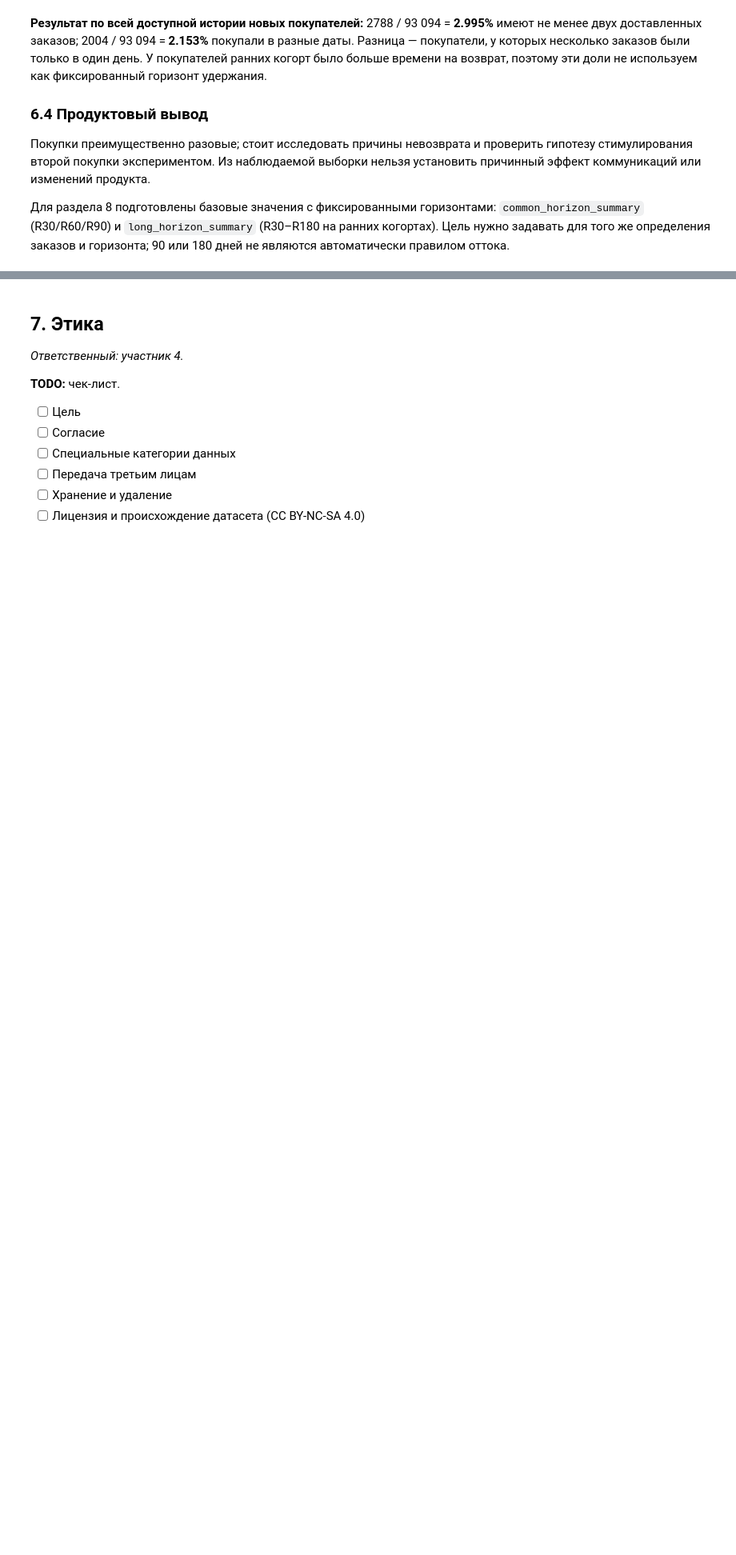
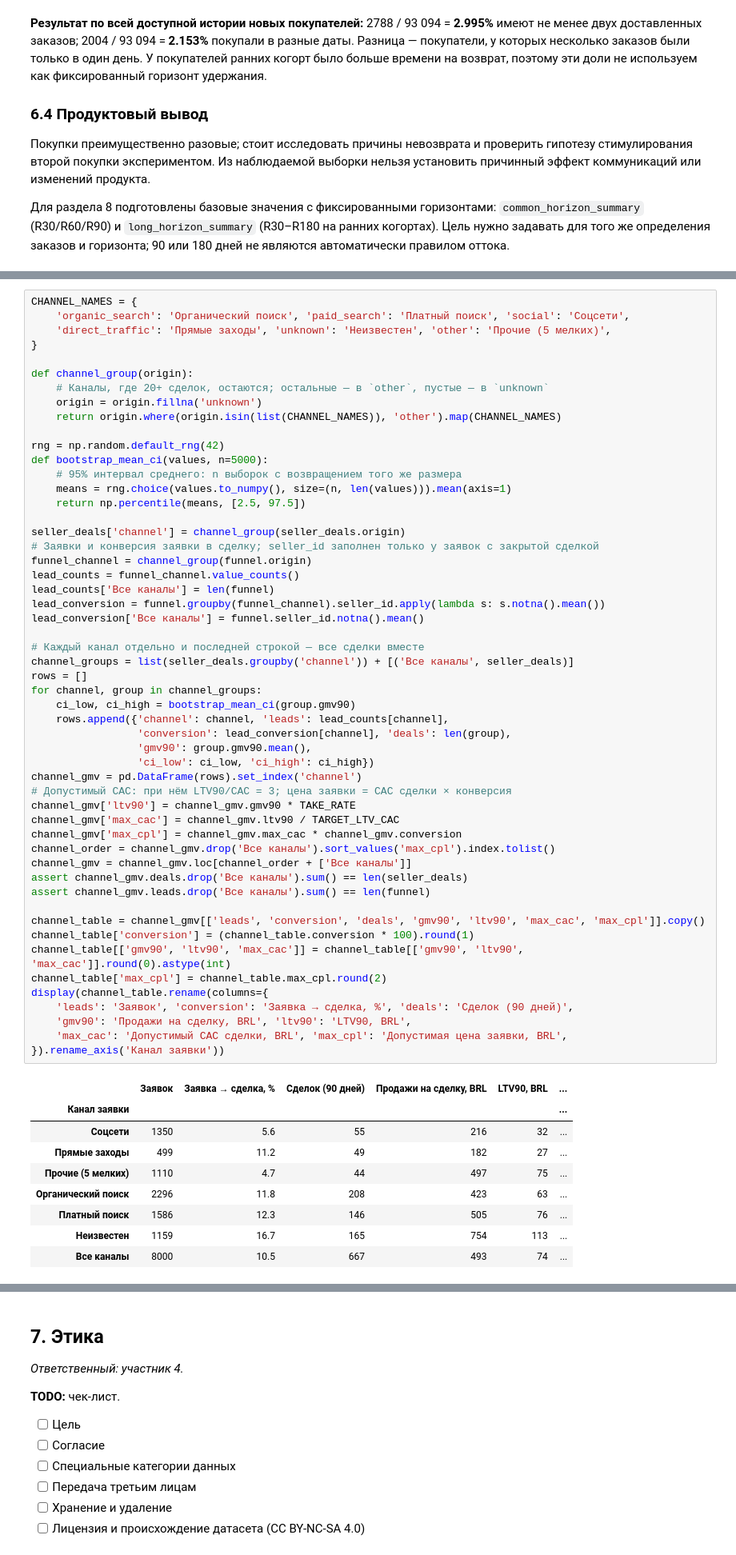
Before and after one commit to iverid/ProdAnal, a Jupyter notebook: project.ipynb, the cells around one changed output, grey strips where cells are left out. Shown at 80% size. Saved outputs shown, nothing was run; the diff lists cells and outputs as text; blank space fills up the shorter version.

```diff
--- a/project.ipynb
+++ b/project.ipynb
@@ -823,0 +885,63 @@ assert buyer_day_counts.ge(2).sum() == repeats.customer_unique_id.nunique()
+# %%
+CHANNEL_NAMES = {
+    'organic_search': 'Органический поиск', 'paid_search': 'Платный поиск', 'social': 'Соцсети',
+    'direct_traffic': 'Прямые заходы', 'unknown': 'Неизвестен', 'other': 'Прочие (5 мелких)',
+}
+
+def channel_group(origin):
+    # Каналы, где 20+ сделок, остаются; остальные — в `other`, пустые — в `unknown`
+    origin = origin.fillna('unknown')
+    return origin.where(origin.isin(list(CHANNEL_NAMES)), 'other').map(CHANNEL_NAMES)
+
+rng = np.random.default_rng(42)
+def bootstrap_mean_ci(values, n=5000):
+    # 95% интервал среднего: n выборок с возвращением того же размера
+    means = rng.choice(values.to_numpy(), size=(n, len(values))).mean(axis=1)
+    return np.percentile(means, [2.5, 97.5])
+
+seller_deals['channel'] = channel_group(seller_deals.origin)
+# Заявки и конверсия заявки в сделку; seller_id заполнен только у заявок с закрытой сделкой
+funnel_channel = channel_group(funnel.origin)
+lead_counts = funnel_channel.value_counts()
+lead_counts['Все каналы'] = len(funnel)
+lead_conversion = funnel.groupby(funnel_channel).seller_id.apply(lambda s: s.notna().mean())
+lead_conversion['Все каналы'] = funnel.seller_id.notna().mean()
+
+# Каждый канал отдельно и последней строкой — все сделки вместе
+channel_groups = list(seller_deals.groupby('channel')) + [('Все каналы', seller_deals)]
+rows = []
+for channel, group in channel_groups:
+    ci_low, ci_high = bootstrap_mean_ci(group.gmv90)
+    rows.append({'channel': channel, 'leads': lead_counts[channel],
+                 'conversion': lead_conversion[channel], 'deals': len(group),
+                 'gmv90': group.gmv90.mean(),
+                 'ci_low': ci_low, 'ci_high': ci_high})
+channel_gmv = pd.DataFrame(rows).set_index('channel')
+# Допустимый CAC: при нём LTV90/CAC = 3; цена заявки = CAC сделки × конверсия
+channel_gmv['ltv90'] = channel_gmv.gmv90 * TAKE_RATE
+channel_gmv['max_cac'] = channel_gmv.ltv90 / TARGET_LTV_CAC
+channel_gmv['max_cpl'] = channel_gmv.max_cac * channel_gmv.conversion
+channel_order = channel_gmv.drop('Все каналы').sort_values('max_cpl').index.tolist()
+channel_gmv = channel_gmv.loc[channel_order + ['Все каналы']]
+assert channel_gmv.deals.drop('Все каналы').sum() == len(seller_deals)
+assert channel_gmv.leads.drop('Все каналы').sum() == len(funnel)
+
+channel_table = channel_gmv[['leads', 'conversion', 'deals', 'gmv90', 'ltv90', 'max_cac', 'max_cpl']].copy()
+channel_table['conversion'] = (channel_table.conversion * 100).round(1)
+channel_table[['gmv90', 'ltv90', 'max_cac']] = channel_table[['gmv90', 'ltv90', 'max_cac']].round(0).astype(int)
+channel_table['max_cpl'] = channel_table.max_cpl.round(2)
+display(channel_table.rename(columns={
+    'leads': 'Заявок', 'conversion': 'Заявка → сделка, %', 'deals': 'Сделок (90 дней)',
+    'gmv90': 'Продажи на сделку, BRL', 'ltv90': 'LTV90, BRL',
+    'max_cac': 'Допустимый CAC сделки, BRL', 'max_cpl': 'Допустимая цена заявки, BRL',
+}).rename_axis('Канал заявки'))
+# %% [output]
+|  | Заявок | Заявка → сделка, % | Сделок (90 дней) | Продажи на сделку, BRL | LTV90, BRL | ... |
+| Канал заявки |  |  |  |  |  | ... |
+| Соцсети | 1350 | 5.6 | 55 | 216 | 32 | ... |
+| Прямые заходы | 499 | 11.2 | 49 | 182 | 27 | ... |
+| Прочие (5 мелких) | 1110 | 4.7 | 44 | 497 | 75 | ... |
+| Органический поиск | 2296 | 11.8 | 208 | 423 | 63 | ... |
+| Платный поиск | 1586 | 12.3 | 146 | 505 | 76 | ... |
+| Неизвестен | 1159 | 16.7 | 165 | 754 | 113 | ... |
+| Все каналы | 8000 | 10.5 | 667 | 493 | 74 | ... |
```
Also changed, not shown: parts of 10 cells of this notebook.
